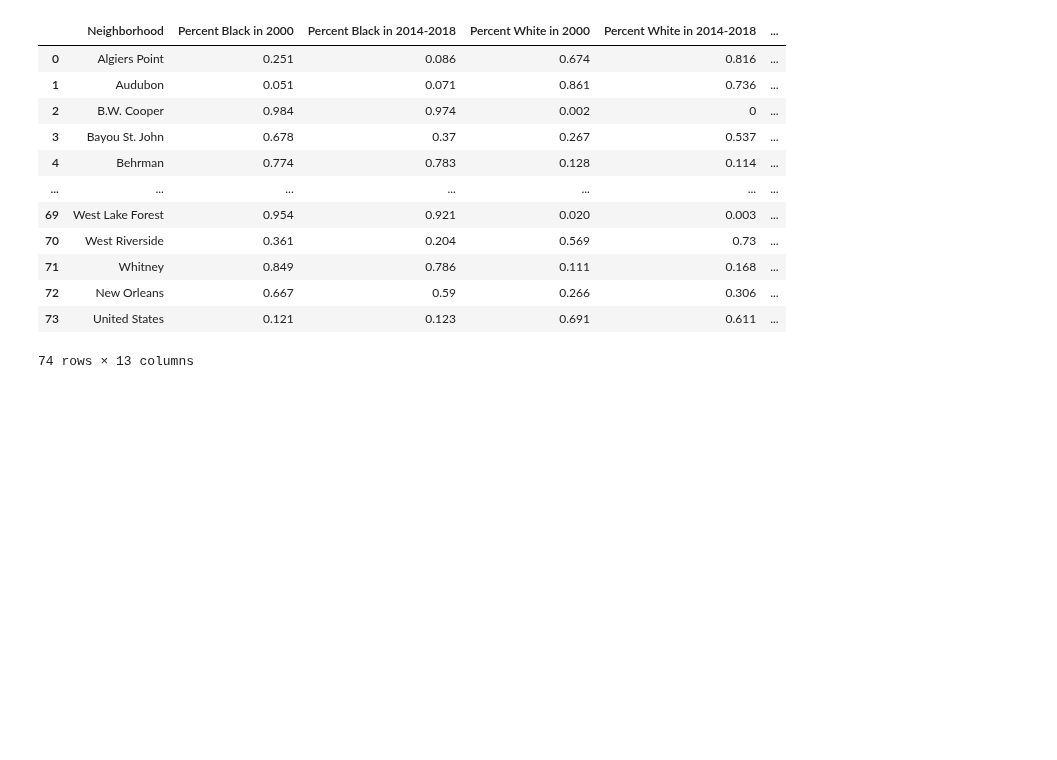
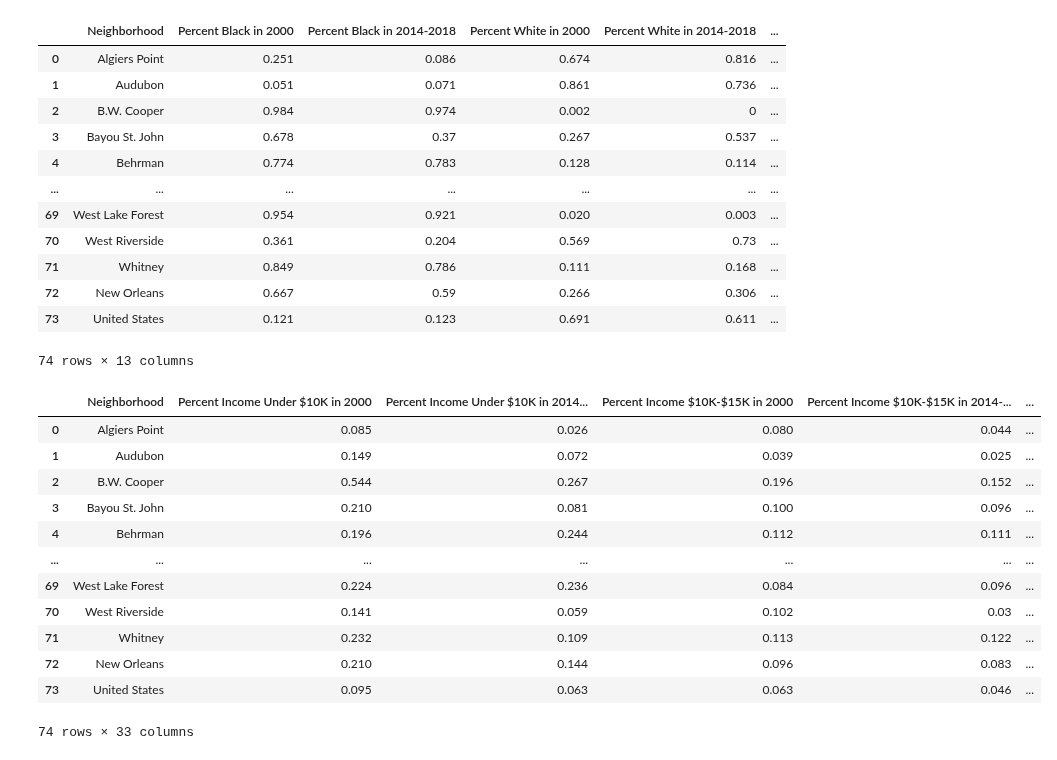
Before and after one commit to leosimanonok/DataScienceFinalTutorial, a Jupyter notebook: Median Data.ipynb, the cells around one changed output. Drawn from its saved outputs; the diff is of its cells as text; code cells hidden in the pictures; blank space fills up the shorter version.

```diff
--- a/Median Data.ipynb
+++ b/Median Data.ipynb
@@ -201,0 +296,16 @@ race_df
+# %%
+inc_dist_df
+# %% [output]
+|  | Neighborhood | Percent Income Under $10K in 2000 | Percent Income Under $10K in 2014... | Percent Income $10K-$15K in 2000 | Percent Income $10K-$15K in 2014-... | ... |
+| 0 | Algiers Point | 0.085 | 0.026 | 0.080 | 0.044 | ... |
+| 1 | Audubon | 0.149 | 0.072 | 0.039 | 0.025 | ... |
+| 2 | B.W. Cooper | 0.544 | 0.267 | 0.196 | 0.152 | ... |
+| 3 | Bayou St. John | 0.210 | 0.081 | 0.100 | 0.096 | ... |
+| 4 | Behrman | 0.196 | 0.244 | 0.112 | 0.111 | ... |
+| ... | ... | ... | ... | ... | ... | ... |
+| 69 | West Lake Forest | 0.224 | 0.236 | 0.084 | 0.096 | ... |
+| 70 | West Riverside | 0.141 | 0.059 | 0.102 | 0.03 | ... |
+| 71 | Whitney | 0.232 | 0.109 | 0.113 | 0.122 | ... |
+| 72 | New Orleans | 0.210 | 0.144 | 0.096 | 0.083 | ... |
+| 73 | United States | 0.095 | 0.063 | 0.063 | 0.046 | ... |
+74 rows × 33 columns
```
Also changed, not shown: parts of 1 cell of this notebook.
